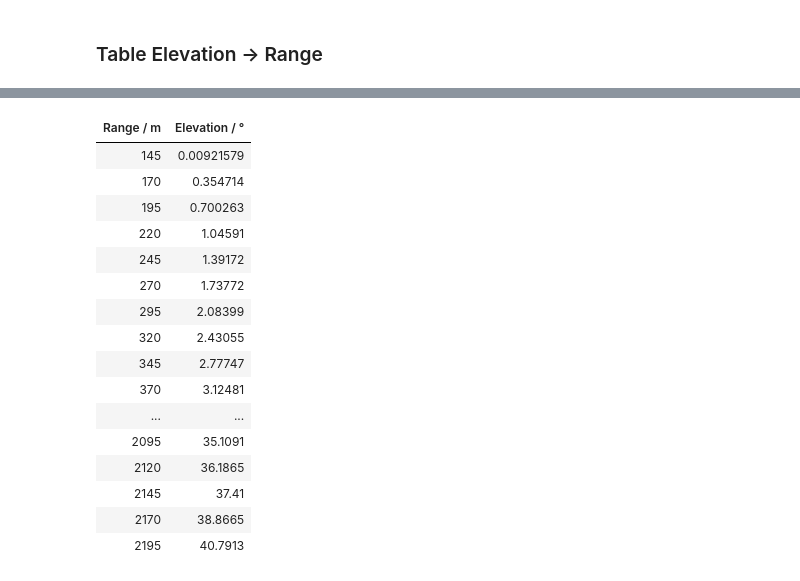
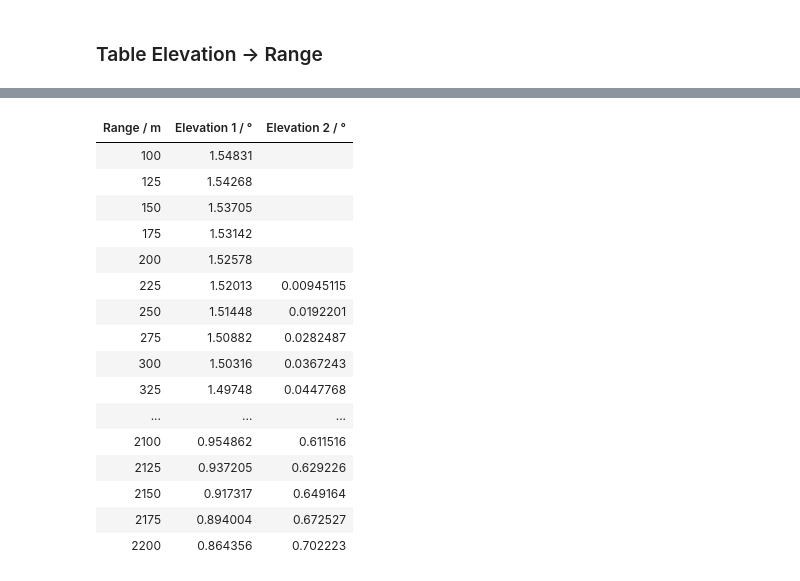
Before and after one commit to tanuki-bellydrum/squad-rocket-range-table, a Jupyter notebook: rocket_range_table.ipynb, the cells around one changed output, grey strips where cells are left out. Drawn from its saved outputs; the diff is of its cells as text; code cells hidden in the pictures.

```diff
--- a/rocket_range_table.ipynb
+++ b/rocket_range_table.ipynb
@@ -153,0 +190,9 @@ Text(40, -5000, 'Splines obviously useless\n outside sample range')
+# %%
+elevations = np.deg2rad(measurements[:, 0])
+ranges = measurements[:, 1]
+
+v_0, y_0 = brute(brute_loss, (slice(100, 200, 0.1), slice(0, 10, 0.1)), (elevations, ranges))
+
+print(f'v_0 = {v_0}')
+print(f'y_0 = {y_0}')
+print(f'MSE = {brute_loss([v_0, y_0], elevations, ranges)}')
@@ -189,23 +245,52 @@ display(HTML(tabulate.tabulate(table,
+# %%
+def get_elevation(target_range, v_0, delta_y, g=9.81):
+    x = (v_0) ** 4 - g * (g * (target_range ** 2) + 2 * delta_y * (v_0 ** 2))
+
+    if x < 0:
+        return None, None
+
+    x = np.sqrt(x)
+
+    x_1 = ((v_0 ** 2) + x) / (g * target_range)
+    x_2 = ((v_0 ** 2) - x) / (g * target_range)
+
+    elevation_1 =  np.arctan(x_1)
+    elevation_2 = np.arctan(x_2)
+
+    return [np.arctan(x) if np.arctan(x) >= 0 else None for x in [x_1, x_2]]
+
+def elevation_list_to_deg(x):
+    for i in range(len(x)):
+        for j in range(2):
+            if x[i][j] is not None:
+                x[i][j] = np.rad2deg(x[i][j])
 # %%
-table = [(missile_range, elevation) for missile_range, elevation in zip(table_ranges_inverse, table_elevations_inverse)]
+table_ranges_inverse = np.arange(100, 2225, 25)
+table_elevations_inverse = [get_elevation(range, 147.56543763432268, -9.27785755499206)
+                            for range in table_ranges_inverse]
+
+
+
+table = [(missile_range, elevation[0], elevation[1])
+         for missile_range, elevation in zip(table_ranges_inverse, table_elevations_inverse)]
 display(HTML(tabulate.tabulate(table,
                                tablefmt='html',
-                               headers=('Range / m', 'Elevation / °'))))
+                               headers=('Range / m', 'Elevation 1 / °', 'Elevation 2 / °'))))
 # %% [output]
-| Range / m | Elevation / ° |
-| 145 | 0.00921579 |
-| 170 | 0.354714 |
-| 195 | 0.700263 |
-| 220 | 1.04591 |
-| 245 | 1.39172 |
-| 270 | 1.73772 |
-| 295 | 2.08399 |
-| 320 | 2.43055 |
-| 345 | 2.77747 |
-| 370 | 3.12481 |
-| ... | ... |
-| 2095 | 35.1091 |
-| 2120 | 36.1865 |
-| 2145 | 37.41 |
-| 2170 | 38.8665 |
-| 2195 | 40.7913 |
+| Range / m | Elevation 1 / ° | Elevation 2 / ° |
+| 100 | 1.54831 |  |
+| 125 | 1.54268 |  |
+| 150 | 1.53705 |  |
+| 175 | 1.53142 |  |
+| 200 | 1.52578 |  |
+| 225 | 1.52013 | 0.00945115 |
+| 250 | 1.51448 | 0.0192201 |
+| 275 | 1.50882 | 0.0282487 |
+| 300 | 1.50316 | 0.0367243 |
+| 325 | 1.49748 | 0.0447768 |
+| ... | ... | ... |
+| 2100 | 0.954862 | 0.611516 |
+| 2125 | 0.937205 | 0.629226 |
+| 2150 | 0.917317 | 0.649164 |
+| 2175 | 0.894004 | 0.672527 |
+| 2200 | 0.864356 | 0.702223 |
```
Also changed, not shown: parts of 33 cells of this notebook, 1 other file.
